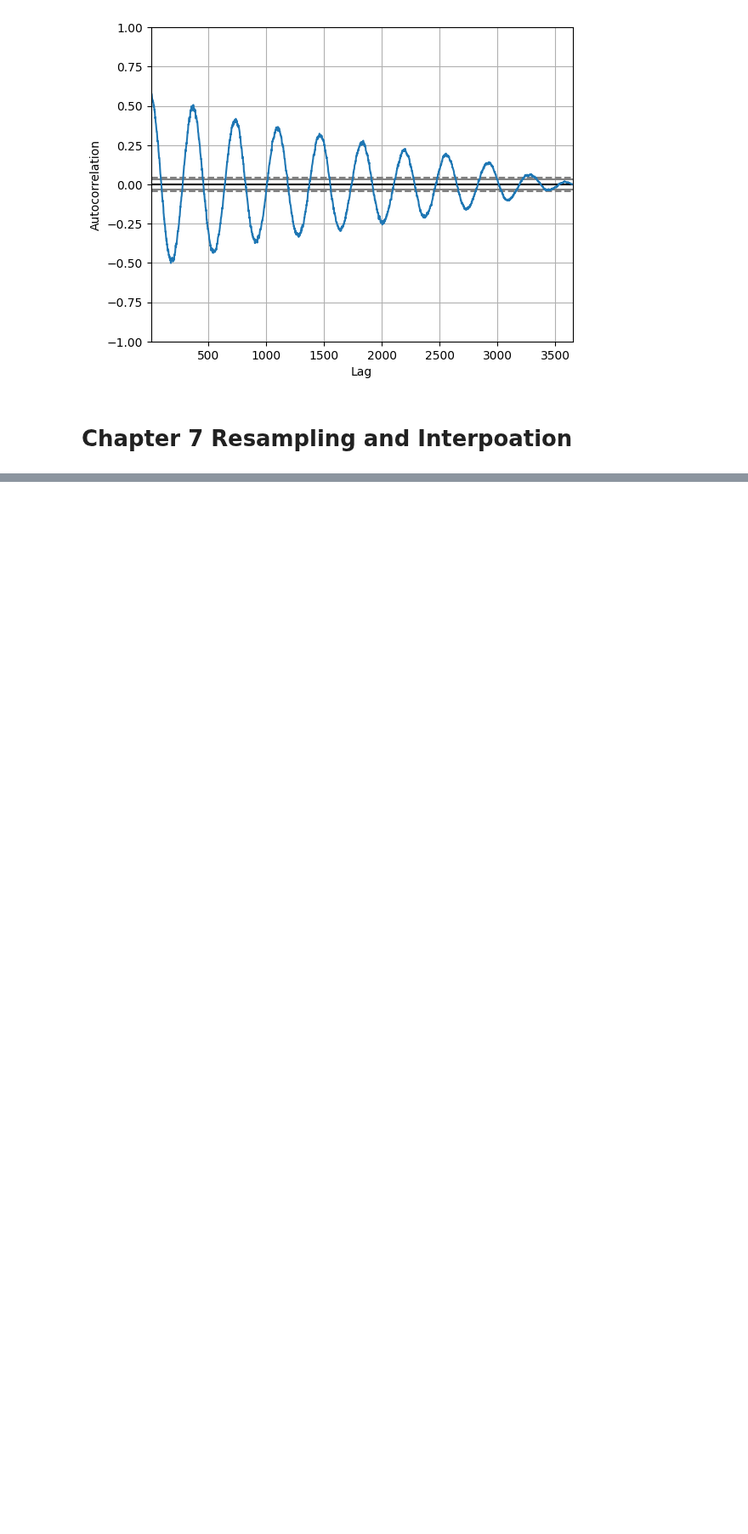
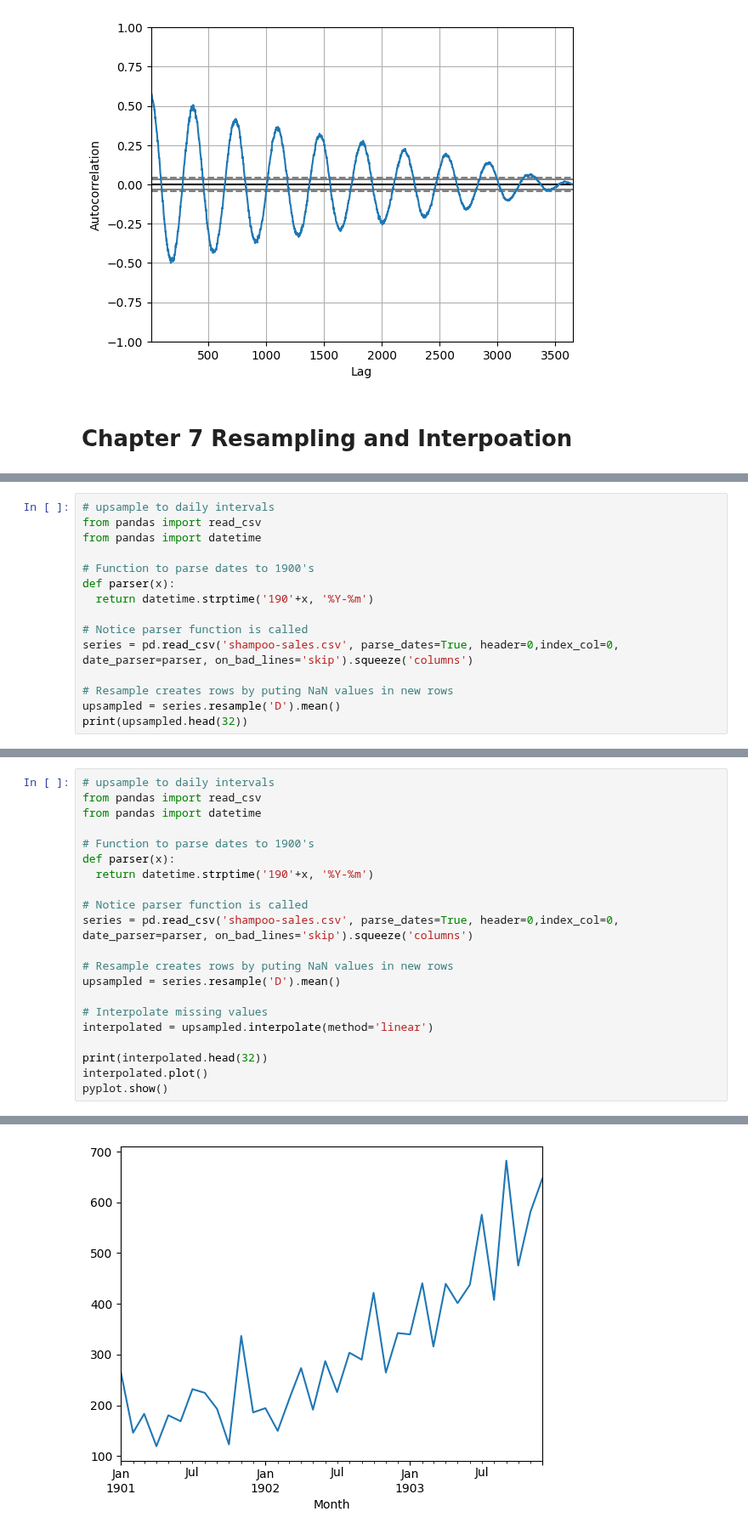
Before and after one commit to gregorywmorris/guided_projects, a Jupyter notebook: time_series/introduction_to_series_forecasting.ipynb, the cells around one changed output, grey strips where cells are left out. Shown at 85% size. Cells and saved outputs as stored; diff of their text form; blank space fills up the shorter version.

```diff
--- a/time_series/introduction_to_series_forecasting.ipynb
+++ b/time_series/introduction_to_series_forecasting.ipynb
@@ -337,0 +354,15 @@ pyplot.show()
+# %%
+# upsample to daily intervals
+from pandas import read_csv
+from pandas import datetime
+
+# Function to parse dates to 1900's
+def parser(x):
+  return datetime.strptime('190'+x, '%Y-%m')
+
+# Notice parser function is called
+series = pd.read_csv('shampoo-sales.csv', parse_dates=True, header=0,index_col=0, date_parser=parser, on_bad_lines='skip').squeeze('columns')
+
+# Resample creates rows by puting NaN values in new rows
+upsampled = series.resample('D').mean()
+print(upsampled.head(32))
@@ -337,0 +389,22 @@ pyplot.show()
+# %%
+# upsample to daily intervals
+from pandas import read_csv
+from pandas import datetime
+
+# Function to parse dates to 1900's
+def parser(x):
+  return datetime.strptime('190'+x, '%Y-%m')
+
+# Notice parser function is called
+series = pd.read_csv('shampoo-sales.csv', parse_dates=True, header=0,index_col=0, date_parser=parser, on_bad_lines='skip').squeeze('columns')
+
+# Resample creates rows by puting NaN values in new rows
+upsampled = series.resample('D').mean()
+
+# Interpolate missing values
+interpolated = upsampled.interpolate(method='linear')
+
+print(interpolated.head(32))
+interpolated.plot()
+pyplot.show()
+# %% [output]
@@ -337,0 +428 @@ pyplot.show()
+[figure, added]
```
Also changed, not shown: parts of 9 cells of this notebook.
